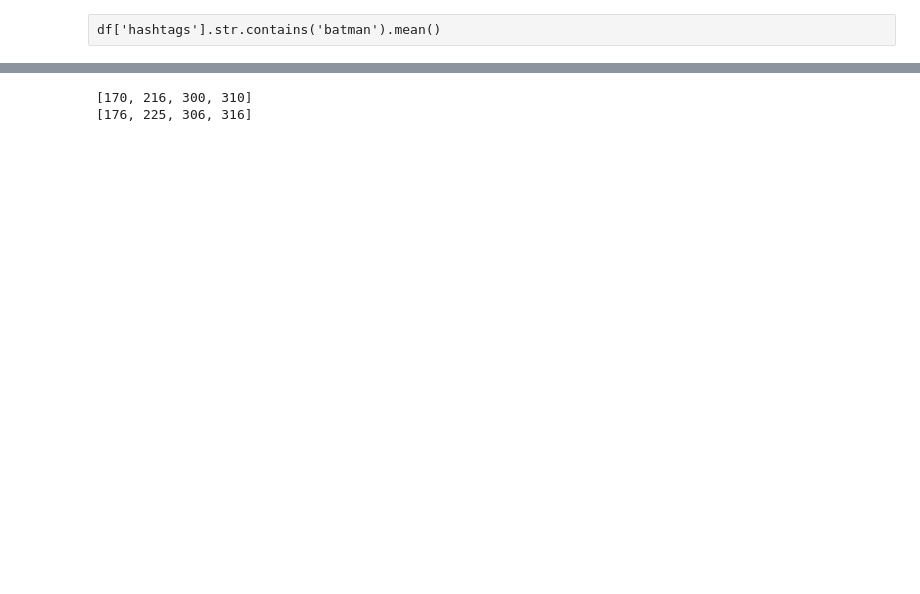
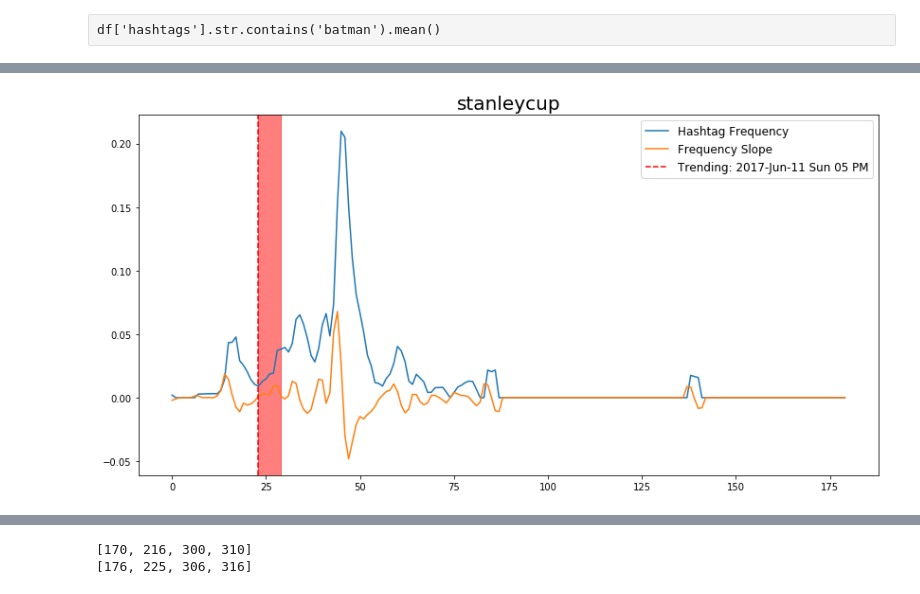
Before and after one commit to joyce-lin/Project_Twitter_NLP, a Jupyter notebook: ipynb/05_Hashtags_Modeling_WhatsTrending.ipynb, the cells around one changed output, grey strips where cells are left out. Cells and saved outputs as stored; diff of their text form; code cells hidden in the pictures; blank space fills up the shorter version.

```diff
--- a/ipynb/05_Hashtags_Modeling_WhatsTrending.ipynb
+++ b/ipynb/05_Hashtags_Modeling_WhatsTrending.ipynb
@@ -243,0 +243,4 @@ hashtag_freq_df.head(20)
+# %%
+arr, grad, spike = hashtag_trend('stanleycup')
+# %% [output]
+[figure, added]
```
Also changed, not shown: parts of 22 cells of this notebook, 2 other files.
